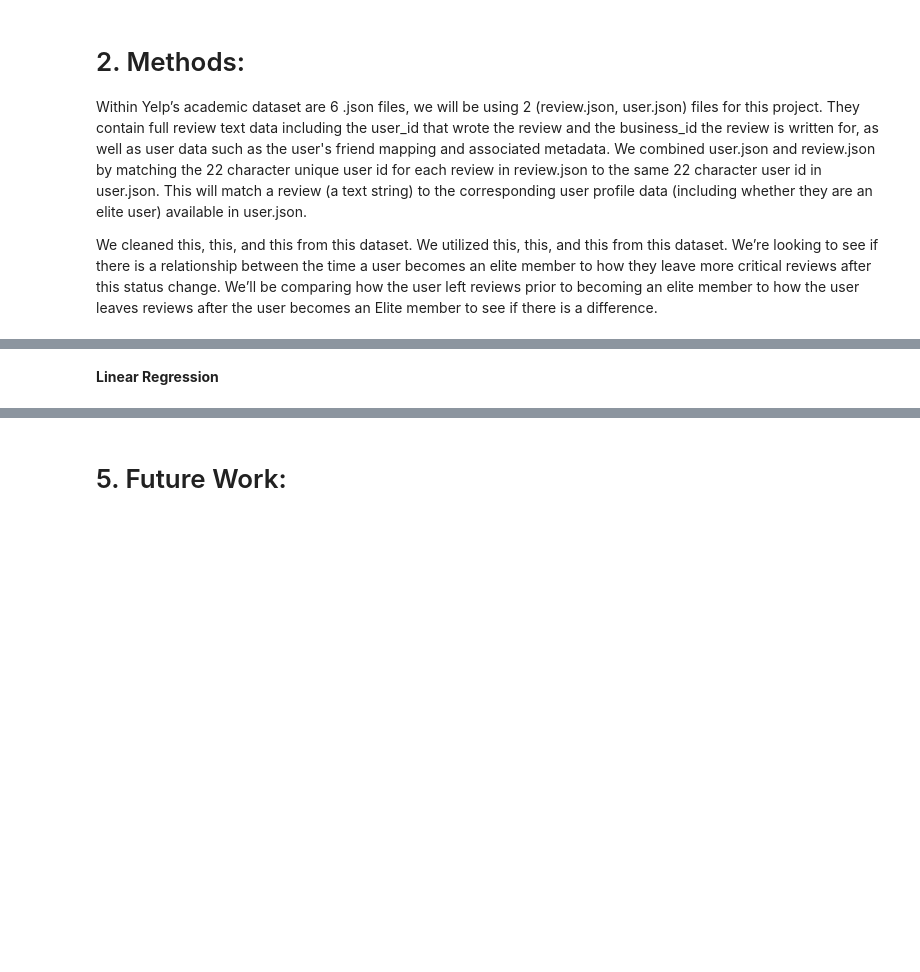
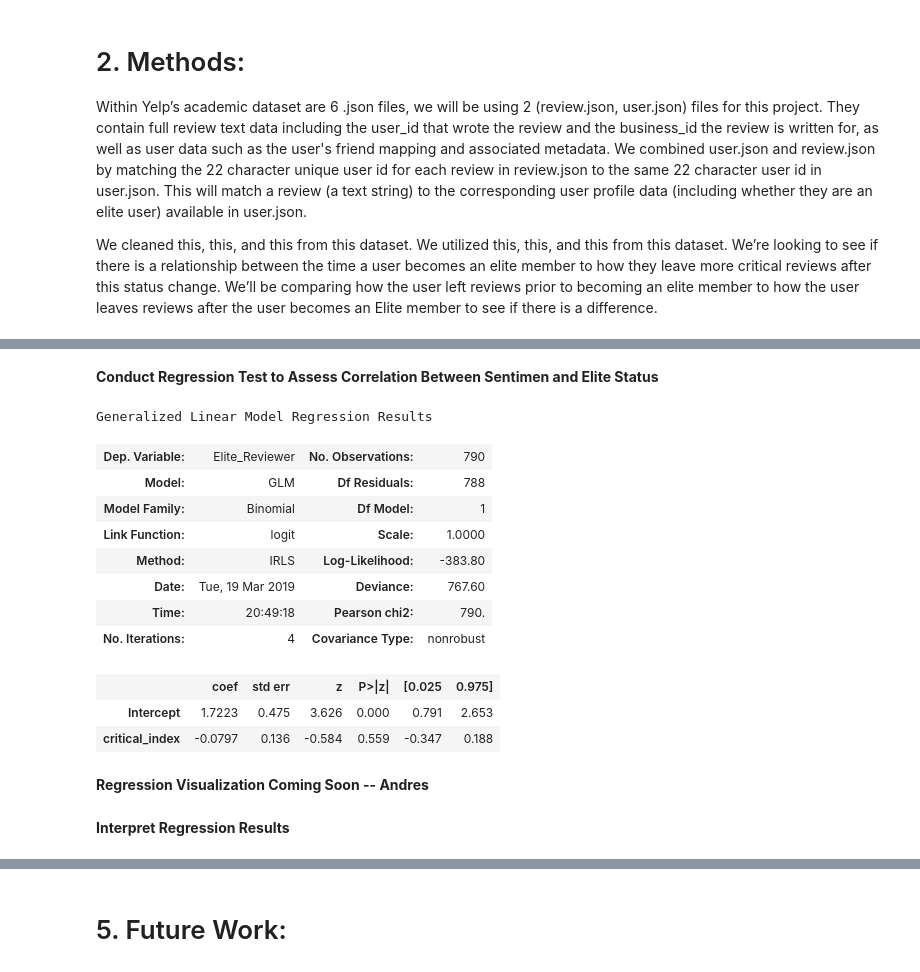
Before and after one commit to Acbaez/YelpReviewData, a Jupyter notebook: YelpProject108.ipynb, the cells around one changed output, grey strips where cells are left out. Saved outputs shown, nothing was run; the diff lists cells and outputs as text; code cells hidden in the pictures; blank space fills up the shorter version.

```diff
--- a/YelpProject108.ipynb
+++ b/YelpProject108.ipynb
@@ -176,2 +214,23 @@ None
+# %% [markdown]
+**Conduct Regression Test to Assess Correlation Between Sentimen and Elite Status**
+# %%
+#Function fits a curve through plotted data points
+res_1 = smf.glm("Elite_Reviewer ~ critical_index", data = df, family=sm.families.Binomial()).fit()
+res_1.summary()
+# %% [output]
+Generalized Linear Model Regression Results
+| Dep. Variable: | Elite_Reviewer | No. Observations: | 790 |
+| Model: | GLM | Df Residuals: | 788 |
+| Model Family: | Binomial | Df Model: | 1 |
+| Link Function: | logit | Scale: | 1.0000 |
+| Method: | IRLS | Log-Likelihood: | -383.80 |
+| Date: | Tue, 19 Mar 2019 | Deviance: | 767.60 |
+| Time: | 20:49:18 | Pearson chi2: | 790. |
+| No. Iterations: | 4 | Covariance Type: | nonrobust |
+|  | coef | std err | z | P>|z| | [0.025 | 0.975] |
+| Intercept | 1.7223 | 0.475 | 3.626 | 0.000 | 0.791 | 2.653 |
+| critical_index | -0.0797 | 0.136 | -0.584 | 0.559 | -0.347 | 0.188 |
+# %% [markdown]
+**Regression Visualization Coming Soon -- Andres**
 # %% [markdown]
-**Linear Regression**
+**Interpret Regression Results**
```
Also changed, not shown: parts of 19 cells of this notebook.
